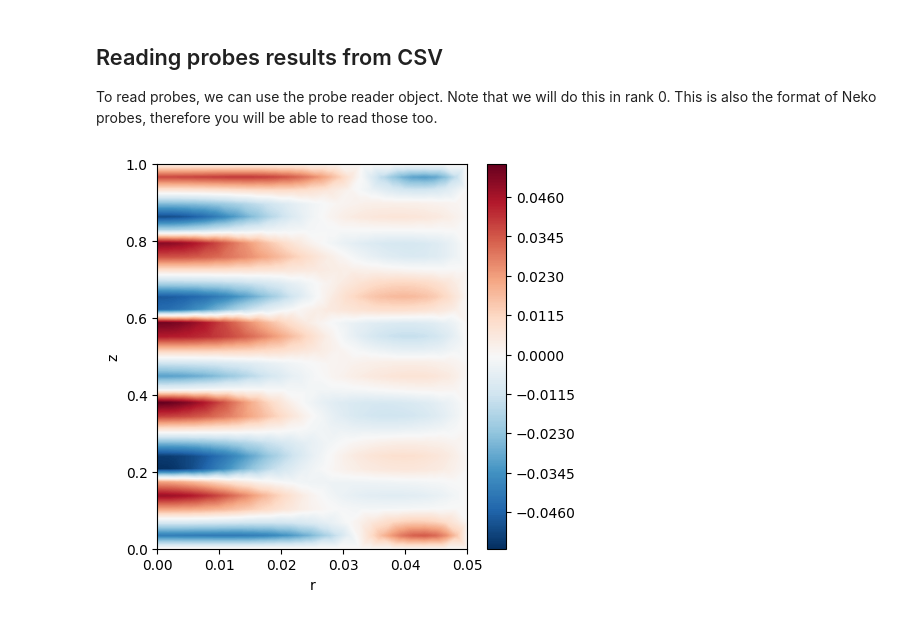
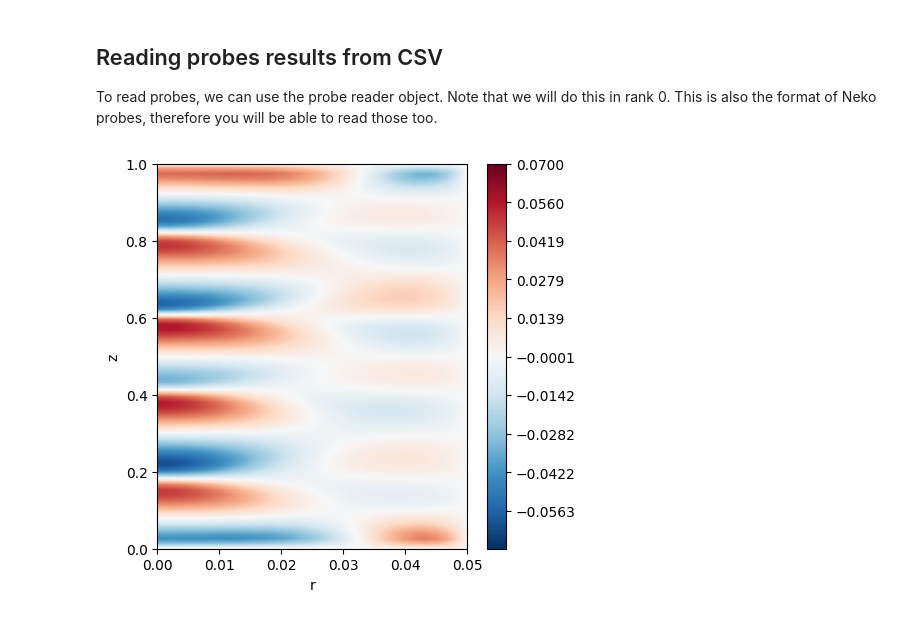
Before and after one commit to nchristensen/pySEMTools, a Jupyter notebook: examples/4-interpolation/1-interpolation_to_query_points.ipynb, the cells around one changed output. Drawn from its saved outputs; the diff is of its cells as text; code cells hidden in the pictures.

```diff
--- a/examples/4-interpolation/1-interpolation_to_query_points.ipynb
+++ b/examples/4-interpolation/1-interpolation_to_query_points.ipynb
@@ -63,7 +66,7 @@ if comm.Get_rank() == 0 :
     z_bbox = [0 , 1]
     nx = 30
     ny = 30
-    nz = 30
+    nz = 80
 
     # Generate the 1D mesh
     x_1d = pcs.generate_1d_arrays(x_bbox, nx, mode="equal")
@@ -147,6 +150,7 @@ if comm.Get_rank() == 0:
     w_2d = np.mean(w_polar, axis=1)
 
     levels = 500
+    levels = np.linspace(-0.07, 0.07, levels)
     cmapp='RdBu_r'
     fig, ax = plt.subplots(1, 1,figsize=(5, 5))
 
@@ -227,24 +210,26 @@ To read probes, we can use the probe reader object. Note that we will do this in
 # %%
 # Import the module
 from pynektools.io.read_probes import ProbesReader
 
 if comm.Get_rank() == 0:
 
-    pr = ProbesReader(file_name = './interpolated_output.csv')
+    pr = ProbesReader(file_name = './interpolated_fields.csv')
 
     # The name of the field is the index in the list when interpolated by default
     w_polar2 = interp_utils.transform_from_list_to_array(nx,ny,nz,pr.fields['0'])
 
     w_2d2 = np.mean(w_polar2[0], axis=1)
 
     levels = 500
+    levels = np.linspace(-0.07, 0.07, levels)
+
     cmapp='RdBu_r'
     fig, ax = plt.subplots(1, 1,figsize=(5, 5))
 
     c1 = ax.tricontourf(r[:,0,:].flatten(), z[:,0,:].flatten() ,w_2d2.flatten(), levels=levels, cmap=cmapp)
     fig.colorbar(c1)
     ax.set_xlabel("r")
     ax.set_ylabel("z")
     plt.show()
 # %% [output]
-[figure, old version]
+[figure, new version]
```
Also changed, not shown: parts of 9 cells of this notebook.
